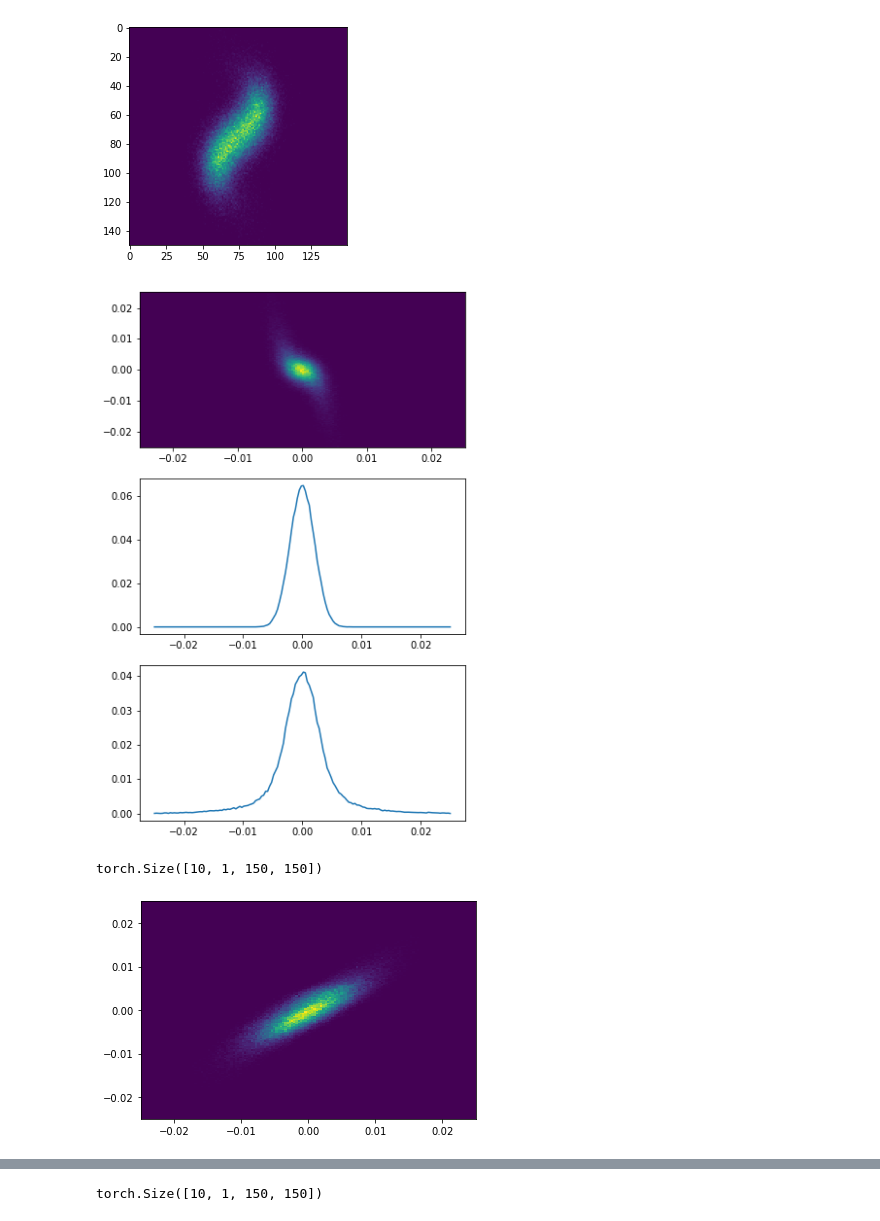
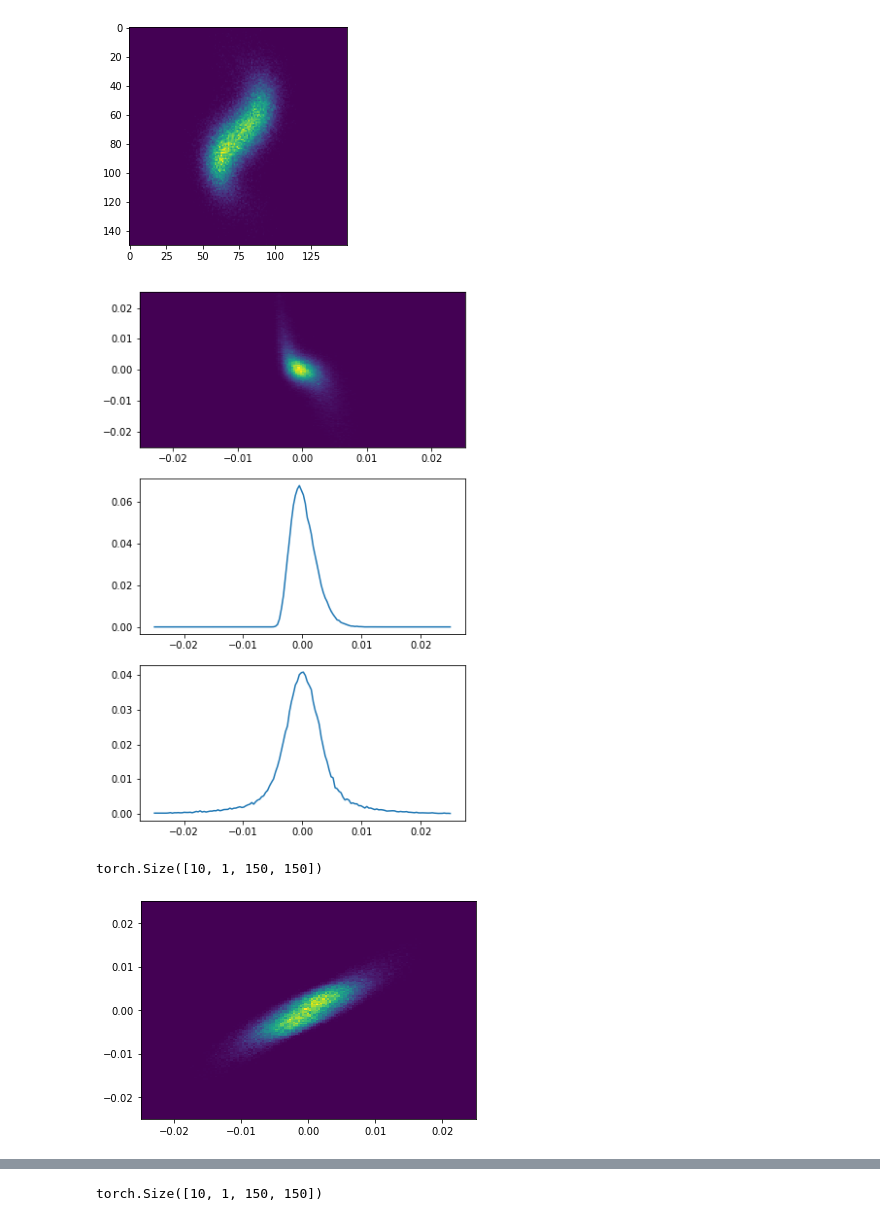
Before and after one commit to roussel-ryan/gpsr, a Jupyter notebook: modeling_experiments/max_entropy/model_analysis.ipynb, the cells around one changed output, grey strips where cells are left out. Cells and saved outputs as stored; diff of their text form; code cells hidden in the pictures.

Commit message:
plotting work

```diff
--- a/modeling_experiments/max_entropy/model_analysis.ipynb
+++ b/modeling_experiments/max_entropy/model_analysis.ipynb
@@ -12,11 +12,12 @@ from modeling import Imager, InitialBeam, QuadScanTransport, \
     NonparametricTransform
 from fitting import MaxEntropyQuadScan, ImageDataset
 
-gt_initial_beam = torch.load("../../test_case/ground_truth_dist.pt")
+folder = "../../test_case_4/"
+all_k = torch.load(folder + "kappa.pt")
+all_images = torch.load(folder + "images.pt").unsqueeze(1)
+bins = torch.load(folder + "bins.pt")
+gt_initial_beam = torch.load(folder + "ground_truth_dist.pt")
 
-all_k = torch.load("../../test_case/kappa.pt")
-all_images = torch.load("../../test_case/images.pt").unsqueeze(1)
-bins = torch.load("../../test_case/bins.pt")
 
 #bins = (bins[:-1] + bins[1:])/2
 xx = torch.meshgrid(bins, bins)
@@ -85,7 +86,7 @@ io.load(ensemble, ".")
 ensemble = ensemble
 ensemble.cpu();
 # %% [output]
-[figure, old version]
+[figure, new version]
 # %%
 def calc_rms_size(xxx, images):
     # note image sums are normalized to 1
@@ -119,7 +120,7 @@ def calc_rms_size(xxx, images):
 
 means, variances = calc_rms_size(xx, all_images)
 # %% [output]
-[figure, old version]
+[figure, new version]
 # %%
 
 
@@ -156,9 +157,9 @@ with torch.no_grad():
 # %%
 from visualization import add_image
 fig,ax = plt.subplots()
-add_image(ax,"x","y", [ensemble[0].beam_generator()],bins);
+add_image(ax,"x","y", [ensemble[0].beam_generator()],[bins]*2);
 # %% [output]
-[figure, old version]
+[figure, new version]
 # %%
 means, variances = calc_rms_size(xx, all_images)
 pmeans, pvariances = calc_rms_size(xx, model_pred)
```
Also changed, not shown: parts of 11 cells of this notebook, 1 other file.
